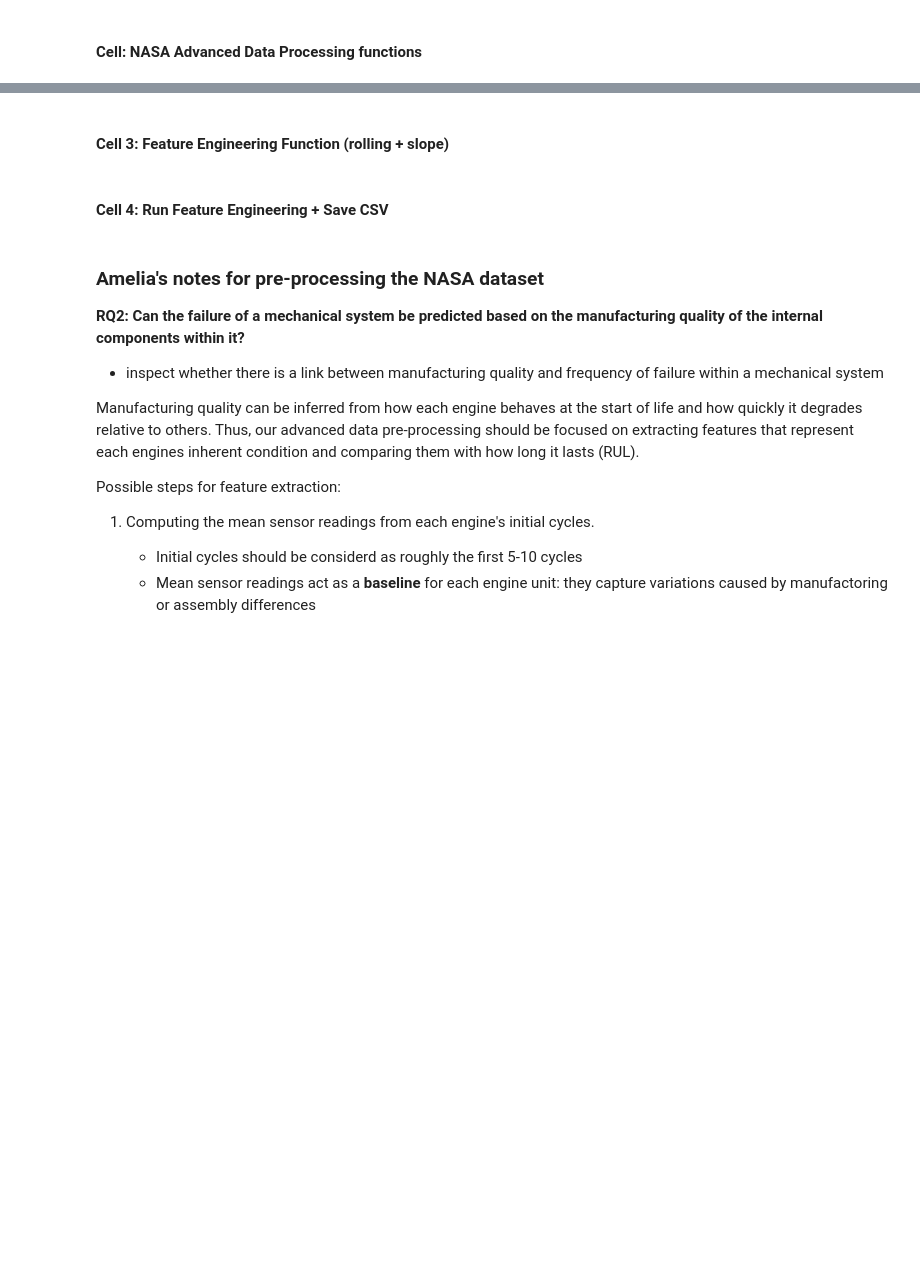
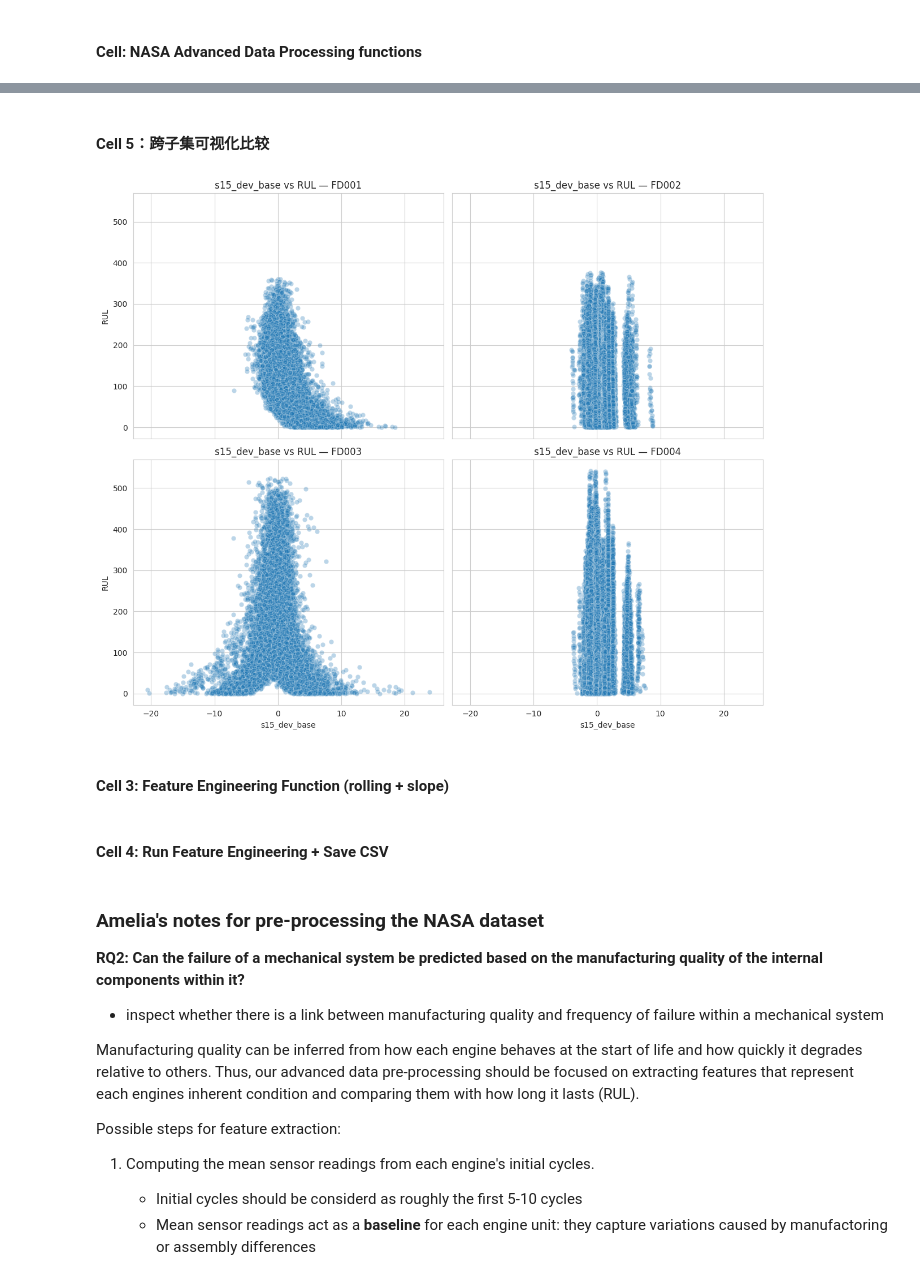
Before and after one commit to mosfet-sudo/ML-Project-G75, a Jupyter notebook: 90049_A2_G75_code.ipynb, the cells around one changed output, grey strips where cells are left out. Drawn from its saved outputs; the diff is of its cells as text; code cells hidden in the pictures; blank space fills up the shorter version.

```diff
--- a/90049_A2_G75_code.ipynb
+++ b/90049_A2_G75_code.ipynb
@@ -1149,3 +1111,24 @@ def scale_by_train(train_df: pd.DataFrame, test_df: pd.DataFrame, eps: float = 1
+# %% [markdown]
+#### Cell 5：跨子集可视化比较
+# %%
+import matplotlib.pyplot as plt
+import seaborn as sns
+import pandas as pd
+
+feat = "s15_dev_base"
+fig, axes = plt.subplots(2,2, figsize=(12,10), sharex=True, sharey=True)
+axes = axes.flatten()
+for i, fd in enumerate(["FD001","FD002","FD003","FD004"]):
+    X_tr = pd.read_csv(f"features_nasa/X_train_{fd}.csv")
+    y_tr = pd.read_csv(f"features_nasa/y_train_{fd}.csv").squeeze()
+    ax = axes[i]
+    if feat in X_tr.columns:
+        sns.scatterplot(x=X_tr[feat], y=y_tr, alpha=0.3, ax=ax)
+    ax.set_xlabel(feat); ax.set_ylabel("RUL"); ax.set_title(f"{feat} vs RUL — {fd}")
+plt.tight_layout()
+plt.show()
+# %% [output]
+[figure, added]
 # %% [markdown]
 #### Cell 3: Feature Engineering Function (rolling + slope)
 # %%
```
Also changed, not shown: parts of 22 cells of this notebook.
